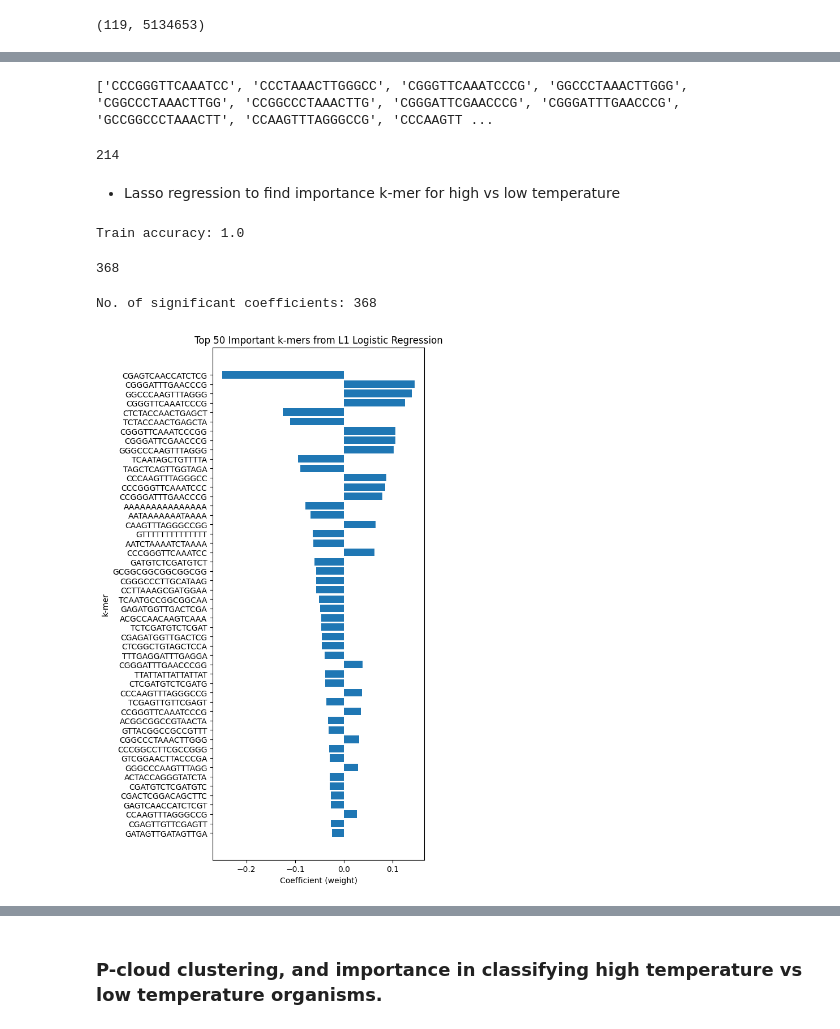
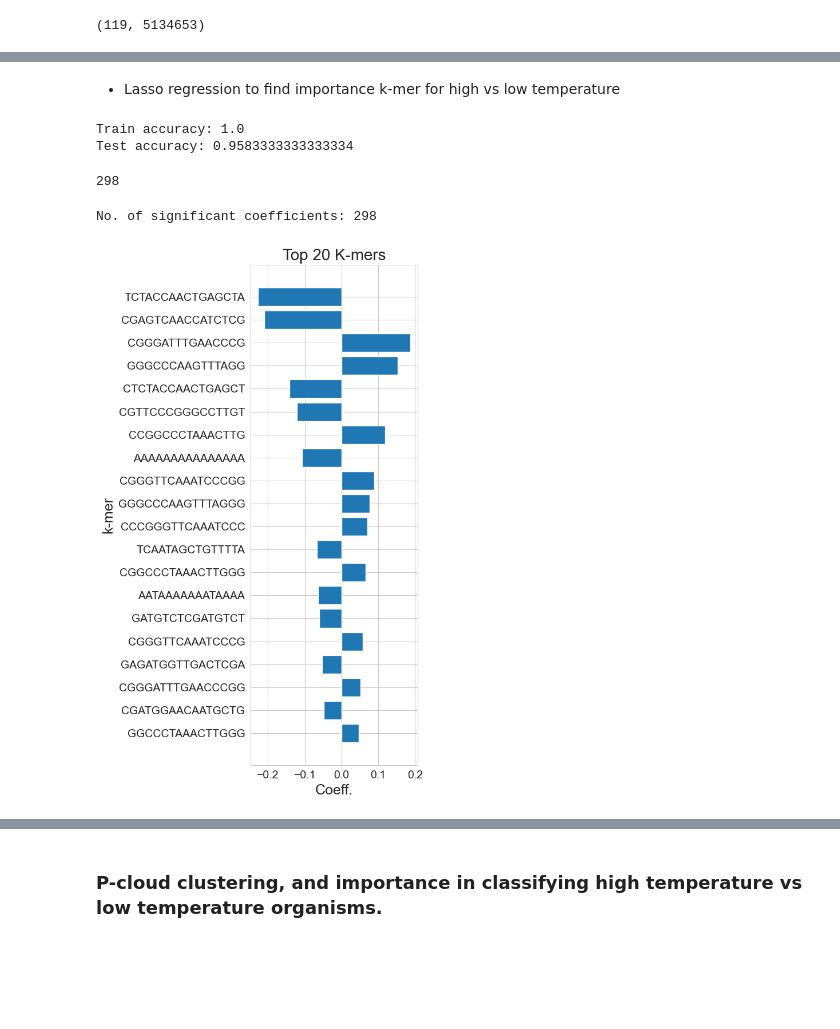
Before and after one commit to rlesiyon/PcloudKmerClusters, a Jupyter notebook: notebooks/tempura_data.ipynb, the cells around one changed output, grey strips where cells are left out. Cells and saved outputs as stored; diff of their text form; code cells hidden in the pictures; blank space fills up the shorter version.

Commit message:
Notebook for classifying high vs low temperature genomes

```diff
--- a/notebooks/tempura_data.ipynb
+++ b/notebooks/tempura_data.ipynb
@@ -8,6 +8,18 @@ import pandas as pd
 import os
 from tqdm import tqdm
 import numpy as np
+import matplotlib.pyplot as plt
+import seaborn as sns
+
+sns.set_style("whitegrid")
+plt.rcParams.update({
+    "font.size": 14,
+    "axes.labelsize": 18,
+    "axes.titlesize": 20,
+    "xtick.labelsize": 14,
+    "ytick.labelsize": 14,
+    "legend.fontsize": 14
+})
 # %%
 tempura_df = pd.read_csv("../data/200617_TEMPURA.csv")
 # remove those without accession or assembly id
@@ -186,20 +264,3 @@ Are they k-mers enriched for either low, or high
-# %%
-# Remove sparse features; if a k-mer appears in less than 25% of the genomes, remove it.
-import numpy as np
-from tqdm import tqdm
-cols = []
-for col in tqdm(merged_df.columns):
-    if col not in [ 'accession_id', 'assembly_or_accession', 'low_vs_high_temp' ]:
-        x = merged_df[[col]].values.flatten()
-        if np.where(x > 0)[0].size > merged_df.shape[0]//4:
-            cols.append(col)
-print(cols)
-# %% [output]
-['CCCGGGTTCAAATCC', 'CCCTAAACTTGGGCC', 'CGGGTTCAAATCCCG', 'GGCCCTAAACTTGGG', 'CGGCCCTAAACTTGG', 'CCGGCCCTAAACTTG', 'CGGGATTCGAACCCG', 'CGGGATTTGAACCCG', 'GCCGGCCCTAAACTT', 'CCAAGTTTAGGGCCG', 'CCCAAGTT ...
-# %%
-print(len(cols))
-# %% [output]
-214
 # %% [markdown]
 - Lasso regression to find importance k-mer for high vs low temperature
 # %%
@@ -213,51 +274,58 @@ X = merged_df.drop(['accession_id', 'assembly_or_accession', 'low_vs_high_temp']
 maps = {"low": 0, "high":1}
 y = np.array([maps[label] for label in merged_df['low_vs_high_temp'].values])
 
+# split the data
+X_train, X_test, y_train, y_test = train_test_split(
+    X, y, test_size=0.2, random_state=42
+)
+
 clf = LogisticRegression(
     random_state=0,
     penalty = "l1",
     solver= "liblinear"
-).fit(X, y)
+).fit(X_train, y_train)
 
-print(f"Train accuracy: {accuracy_score(y, clf.predict(X))}")
+print(f"Train accuracy: {accuracy_score(y_train, clf.predict(X_train))}")
+print(f"Test accuracy: {accuracy_score(y_test, clf.predict(X_test))}")
 # %% [output]
 Train accuracy: 1.0
+Test accuracy: 0.9583333333333334
 # %%
 # Find the most explained predictors
 print(len(np.where(clf.coef_[0] != 0)[0]))
 # %% [output]
-368
+298
 # %%
 from matplotlib import pyplot as plt
 # How does this important variabels looks like for k-mers
 coeffs = clf.coef_.flatten()
 
 # Feature names
 kmer_names = np.array(clf.feature_names_in_)
 
 # Select only non-zero coefficients
 nz_mask = coeffs != 0
 nz_coeffs = coeffs[nz_mask]
 print(f"No. of significant coefficients: {len(nz_coeffs)}")
 nz_names = kmer_names[nz_mask]
 
 # Sort by absolute importance
 order = np.argsort(np.abs(nz_coeffs))[::-1]
 
 # Keep top k
-topk = 50
+topk = 20
 top_coeffs = nz_coeffs[order][:topk]
 top_names = nz_names[order][:topk]
 
 # ---- Visualization ----
 plt.figure(figsize=(6, 10))
 plt.barh(top_names, top_coeffs)
-plt.xlabel("Coefficient (weight)")
+plt.xlabel("Coeff.")
 plt.ylabel("k-mer")
-plt.title(f"Top {topk} Important k-mers from L1 Logistic Regression")
+plt.title(f"Top {topk} K-mers")
 plt.gca().invert_yaxis()  # most important at top
 plt.tight_layout()
 plt.show()
 # %% [output]
-No. of significant coefficients: 368
+No. of significant coefficients: 298
-[figure, old version]
+[figure, new version]
```
Also changed, not shown: parts of 20 cells of this notebook.
